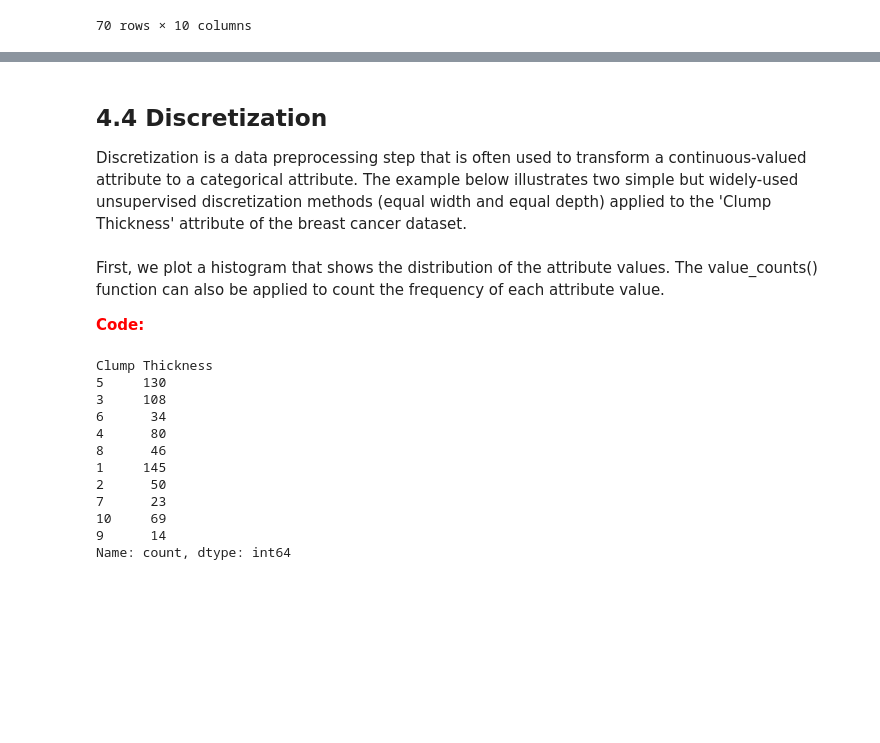
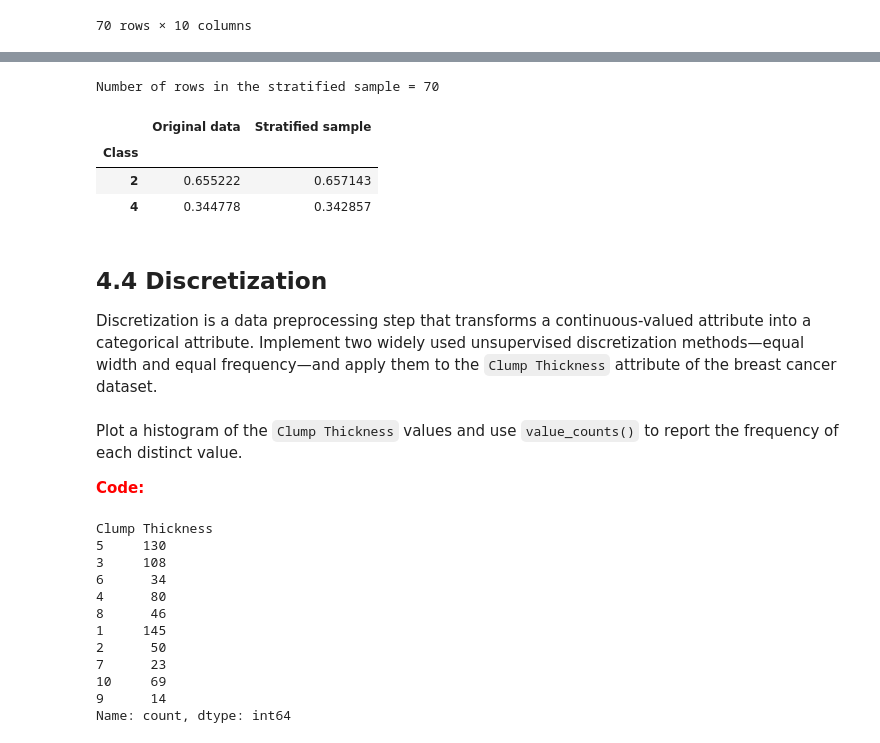
Before and after one commit to maurofama99/data-mining-course, a Jupyter notebook: exercises/solutions/data_preprocessing.ipynb, the cells around one changed output, grey strips where cells are left out. Cells and saved outputs as stored; diff of their text form; code cells hidden in the pictures; blank space fills up the shorter version.

```diff
--- a/exercises/solutions/data_preprocessing.ipynb
+++ b/exercises/solutions/data_preprocessing.ipynb
@@ -307,9 +314,30 @@ Number of duplicate rows = 8
+# %%
+# Sample 10% of the rows independently from each class.
+stratified_sample = (
+    data.groupby('Class', group_keys=False)
+        .sample(frac=0.1, replace=False, random_state=1)
+)
+
+# Compare the relative class frequencies before and after sampling.
+class_proportions = pd.DataFrame({
+    'Original data': data['Class'].value_counts(normalize=True).sort_index(),
+    'Stratified sample': stratified_sample['Class'].value_counts(normalize=True).sort_index()
+})
+
+print('Number of rows in the stratified sample = %d' % stratified_sample.shape[0])
+class_proportions
+# %% [output]
+Number of rows in the stratified sample = 70
+|  | Original data | Stratified sample |
+| Class |  |  |
+| 2 | 0.655222 | 0.657143 |
+| 4 | 0.344778 | 0.342857 |
 # %% [markdown]
 ## 4.4 Discretization
 
-Discretization is a data preprocessing step that is often used to transform a continuous-valued attribute to a categorical attribute. The example below illustrates two simple but widely-used unsupervised discretization methods (equal width and equal depth) applied to the 'Clump Thickness' attribute of the breast cancer dataset.
+Discretization is a data preprocessing step that transforms a continuous-valued attribute into a categorical attribute. Implement two widely used unsupervised discretization methods—equal width and equal frequency—and apply them to the `Clump Thickness` attribute of the breast cancer dataset.
 # %% [markdown]
-First, we plot a histogram that shows the distribution of the attribute values. The value_counts() function can also be applied to count the frequency of each attribute value.
+Plot a histogram of the `Clump Thickness` values and use `value_counts()` to report the frequency of each distinct value.
 
 **<font color="red">Code:</font>**
 # %%
```
Also changed, not shown: parts of 41 cells of this notebook, 1 other file.
